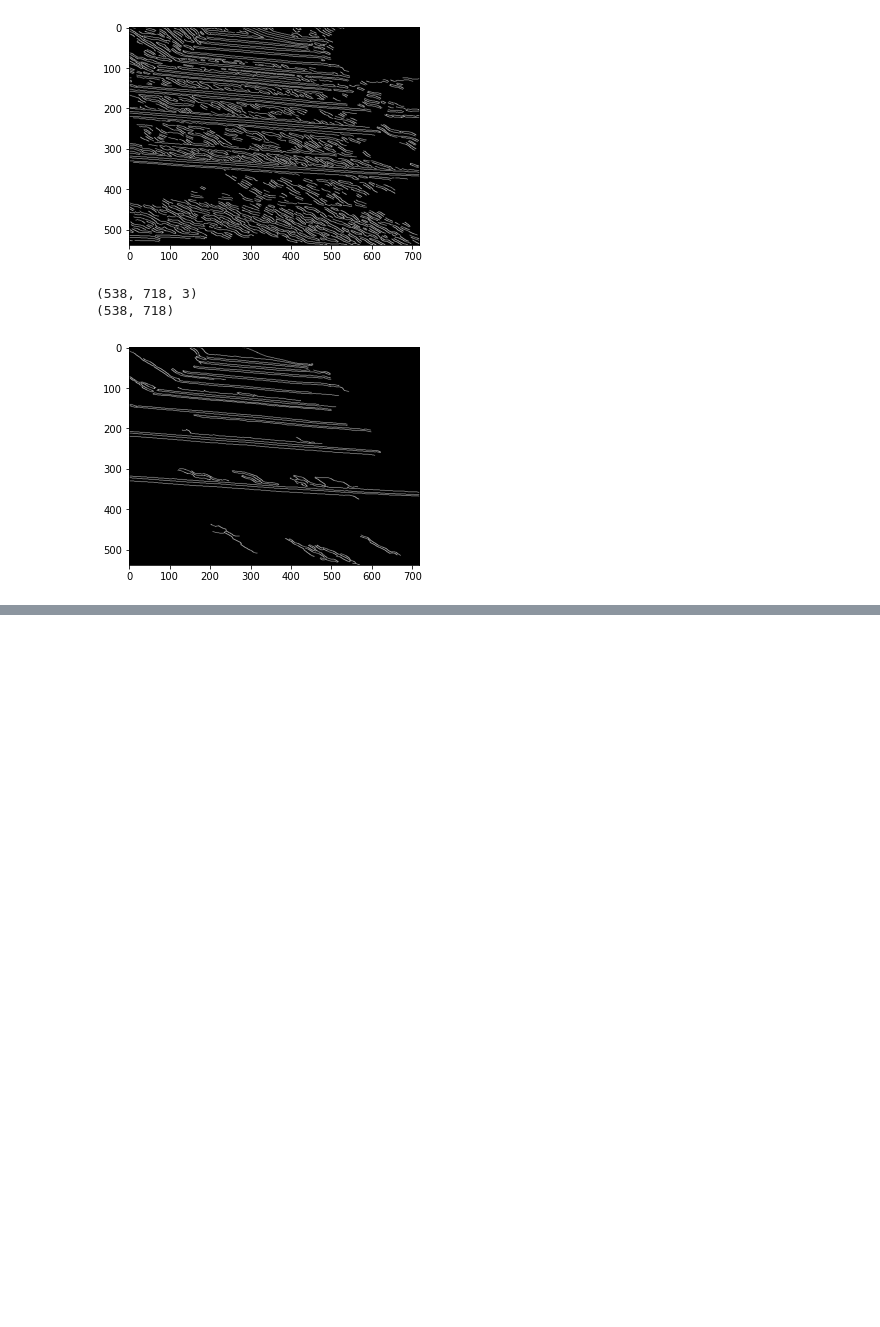
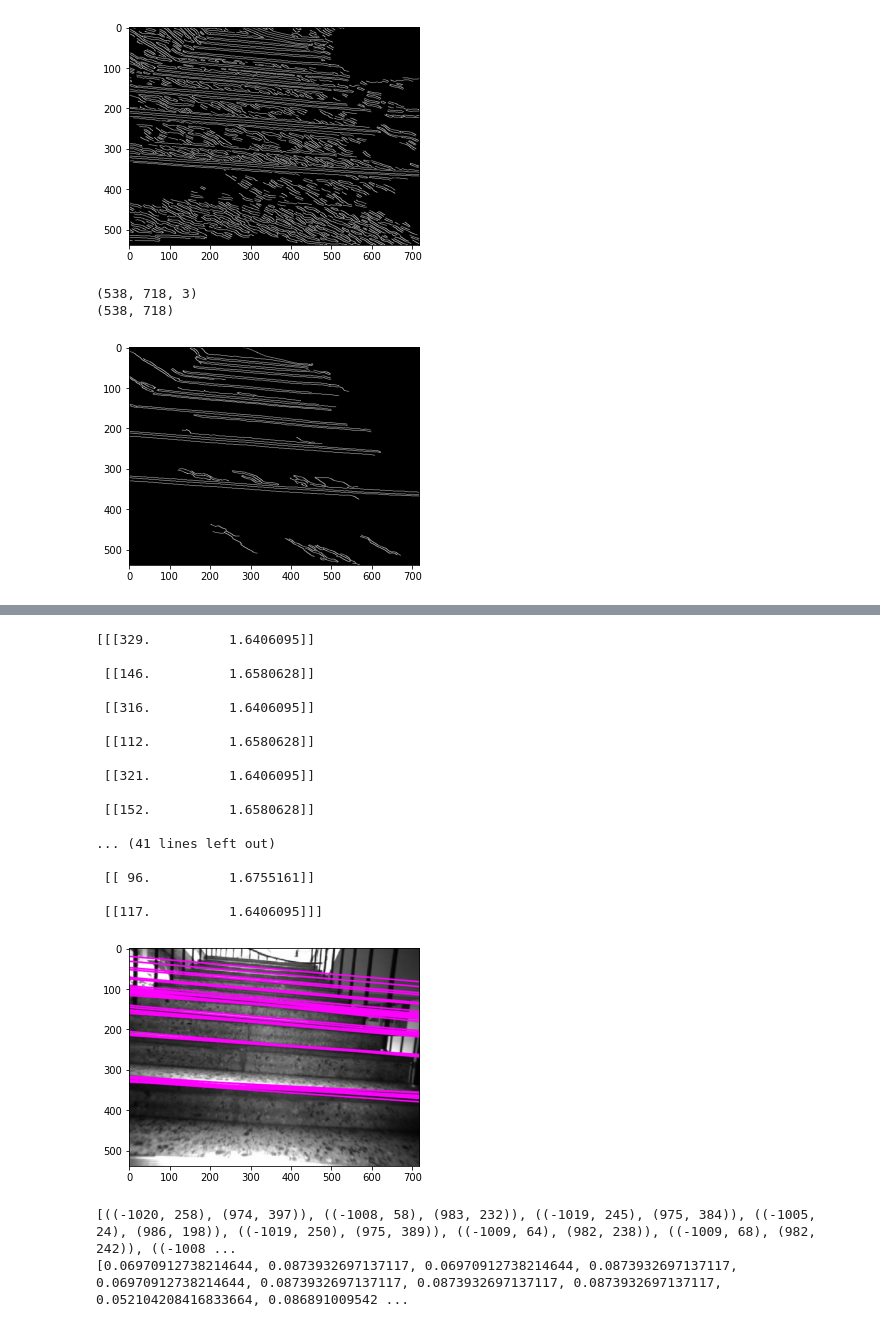
Before and after one commit to susiejojo/Stair_Climber, a Jupyter notebook: stairclimber_vision.ipynb, the cells around one changed output, grey strips where cells are left out. Drawn from its saved outputs; the diff is of its cells as text; code cells hidden in the pictures; blank space fills up the shorter version.

Commit message:
Calculated line slopes and filtered outliers

```diff
--- a/stairclimber_vision.ipynb
+++ b/stairclimber_vision.ipynb
@@ -21,7 +21,8 @@ plt.show()
 # %% [output]
 [figure]
 # %%
-edges = cv2.Canny(filtered,100,200)
+filtered = cv2.cvtColor(filtered, cv2.COLOR_RGB2GRAY)
+edges = cv2.Canny(filtered,100,200,apertureSize = 3)
 edges = cv2.cvtColor(edges, cv2.COLOR_BGR2RGB)
 plt.imshow(edges)
 plt.show()
@@ -29,7 +30,7 @@ plt.show()
 [figure]
 # %%
 print (edges.shape)
-edges = cv2.cvtColor(edges, cv2.COLOR_BGR2GRAY)
+edges = cv2.cvtColor(edges, cv2.COLOR_RGB2GRAY)
 print (edges.shape)
 # %% [output]
 (538, 718, 3)
@@ -37,7 +38,7 @@ print (edges.shape)
 # %%
 connectivity = 8
 min_size = 250
-nb_components, output, stats, centroids  = cv2.connectedComponentsWithStats(edges, connectivity)
+nb_components, output, stats, centroids  = cv2.connectedComponentsWithStats(edges, connectivity,ltype=cv2.CV_32S)
 sizes = stats[1:, -1]
 nb_components = nb_components - 1
 img2 = edges
@@ -50,3 +51,18 @@ plt.imshow(img2)
 plt.show()
 # %% [output]
 [figure]
+# %%
+for i in range(0,538,50):
+  for j in range(0,718,50):
+    region = img2[i:(i+50), j:(j+50),0]
+    xlist = range(i,(i+50))
+    ylist = range(j,(j+50))
+    sx = np.sum(xlist)
+    sy = np.sum(ylist)
+    sxx = np.dot(xlist,xlist)
+    syy = np.dot(ylist,ylist)
+    sxy = np.dot(xlist, ylist)
+    area = 2500
+    slope = (area*sxy - sx*sy)/(area*sxx - sx*sx)
+    intercept = (sxx*sy - sx*sxy)/(area*sxx-sx*sx)
+    print (slope,intercept," ")
@@ -52,0 +87,48 @@ plt.show()
+# %%
+img2gray = cv2.cvtColor(img2, cv2.COLOR_RGB2GRAY)
+lines = cv2.HoughLines(img2gray,1,np.pi/180,150,None,0,0)
+print (lines)
+slope_list = []
+line_list = []
+if lines is not None:
+    for i in range(0, len(lines)):
+        rho = lines[i][0][0]
+        theta = lines[i][0][1]
+        a = math.cos(theta)
+        b = math.sin(theta)
+        x0 = a * rho
+        y0 = b * rho
+        pt1 = (int(x0 + 1000*(-b)), int(y0 + 1000*(a)))
+        pt2 = (int(x0 - 1000*(-b)), int(y0 - 1000*(a)))
+        slope = (pt2[1]-pt1[1])/(pt2[0]-pt1[0])
+        slope_list.append(slope)
+        line_list.append((pt1,pt2))
+        cv2.line(img,pt1,pt2,(255,0,255),2,cv2.LINE_AA)
+#img2gray = cv2.cvtColor(img2gray, cv2.COLOR_BGR2RGB)
+plt.imshow(img)
+plt.show()
+# %% [output]
+[[[329.          1.6406095]]
+
+ [[146.          1.6580628]]
+
+ [[316.          1.6406095]]
+
+ [[112.          1.6580628]]
+
+ [[321.          1.6406095]]
+
+ [[152.          1.6580628]]
+
+... (41 lines left out)
+
+ [[ 96.          1.6755161]]
+
+ [[117.          1.6406095]]]
+[figure, added]
+# %%
+print(line_list)
+print(slope_list)
+# %% [output]
+[((-1020, 258), (974, 397)), ((-1008, 58), (983, 232)), ((-1019, 245), (975, 384)), ((-1005, 24), (986, 198)), ((-1019, 250), (975, 389)), ((-1009, 64), (982, 238)), ((-1009, 68), (982, 242)), ((-1008 ...
+[0.06970912738214644, 0.0873932697137117, 0.06970912738214644, 0.0873932697137117, 0.06970912738214644, 0.0873932697137117, 0.0873932697137117, 0.0873932697137117, 0.052104208416833664, 0.086891009542 ...
```
Also changed, not shown: parts of 3 cells of this notebook.
